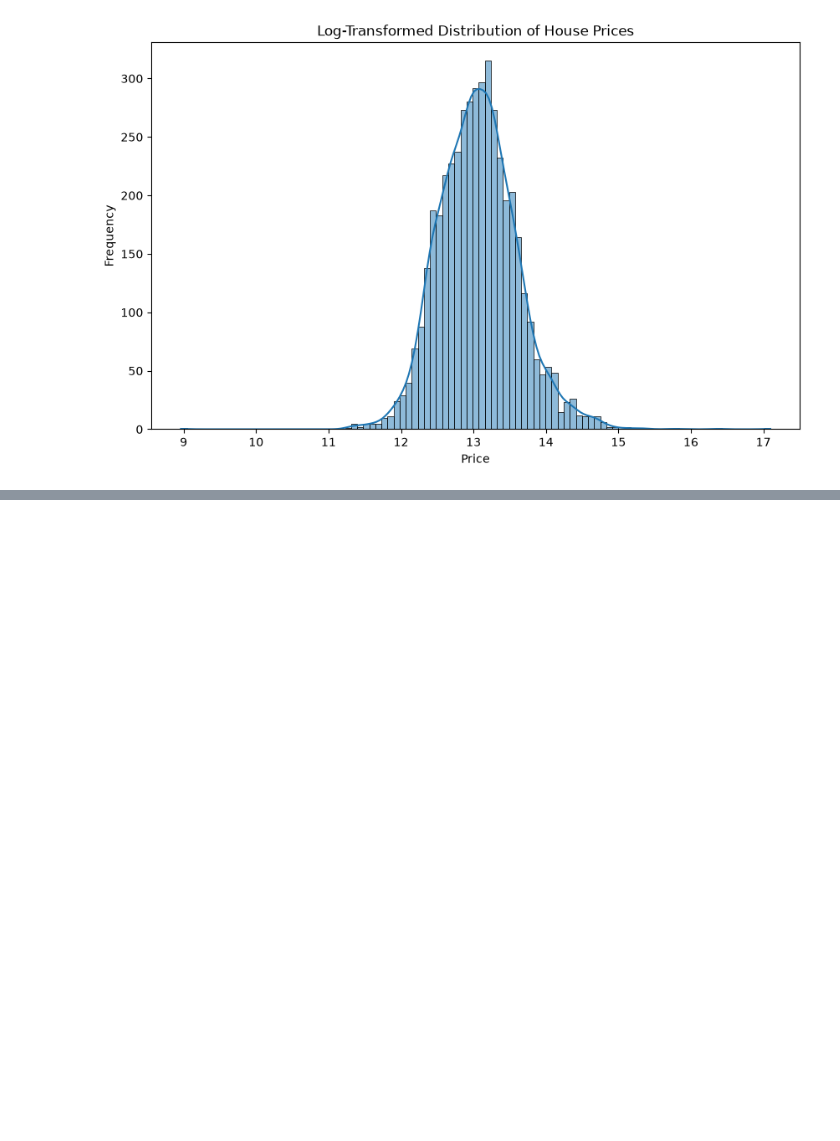
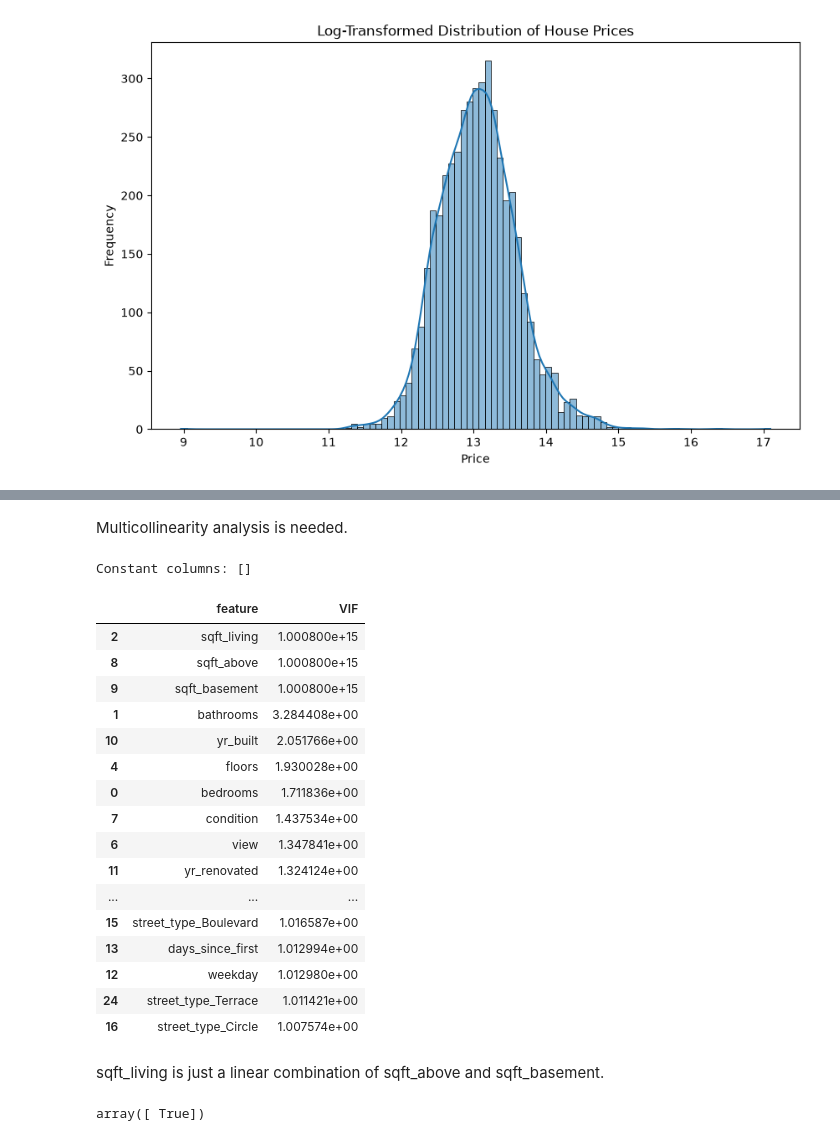
Before and after one commit to mortonki/House-prices, a Jupyter notebook: housing_eda.ipynb, the cells around one changed output, grey strips where cells are left out. Saved outputs shown, nothing was run; the diff lists cells and outputs as text; code cells hidden in the pictures; blank space fills up the shorter version.

```diff
--- a/housing_eda.ipynb
+++ b/housing_eda.ipynb
@@ -316,3 +317,56 @@ street_type_Place       -0.038193
 street_type_Street      -0.050254
 yr_renovated            -0.063173
 Name: price, dtype: float64
+# %% [markdown]
+Multicollinearity analysis is needed.
+# %%
+# Check for constant columns (zero variance)
+constant_cols = [col for col in df_log.columns if df_log[col].std() == 0]
+print(f"Constant columns: {constant_cols}")
+
+# Check for perfectly correlated columns (correlation of 1.0 or -1.0)
+corr_matrix = df_log.corr().abs()
+# Find pairs with perfect correlation
+perfect_corr = (corr_matrix == 1.0).sum(axis=1) > 1 # This is a simplified check
+# Better way:
+for i in range(len(corr_matrix.columns)):
+    for j in range(i + 1, len(corr_matrix.columns)):
+        if corr_matrix.iloc[i, j] == 1.0:
+            print(f"Perfect correlation between {corr_matrix.columns[i]} and {corr_matrix.columns[j]}")
+# %% [output]
+Constant columns: []
+# %%
+# Calculate Variance Inflation Factor (VIF) for all features of df_log
+# price is the target
+numerical_df = df_log.drop(columns=['price']).select_dtypes(include=['number'])
+vif_data = []
+for i, col in enumerate(numerical_df.columns):
+    vif = variance_inflation_factor(numerical_df.values, i)
+    vif_data.append({'feature': col, 'VIF': vif})
+
+vif_df = pd.DataFrame(vif_data)
+vif_df.sort_values(by='VIF', ascending=False)
+# %% [output]
+|  | feature | VIF |
+| 2 | sqft_living | 1.000800e+15 |
+| 8 | sqft_above | 1.000800e+15 |
+| 9 | sqft_basement | 1.000800e+15 |
+| 1 | bathrooms | 3.284408e+00 |
+| 10 | yr_built | 2.051766e+00 |
+| 4 | floors | 1.930028e+00 |
+| 0 | bedrooms | 1.711836e+00 |
+| 7 | condition | 1.437534e+00 |
+| 6 | view | 1.347841e+00 |
+| 11 | yr_renovated | 1.324124e+00 |
+| ... | ... | ... |
+| 15 | street_type_Boulevard | 1.016587e+00 |
+| 13 | days_since_first | 1.012994e+00 |
+| 12 | weekday | 1.012980e+00 |
+| 24 | street_type_Terrace | 1.011421e+00 |
+| 16 | street_type_Circle | 1.007574e+00 |
+# %% [markdown]
+sqft_living is just a linear combination of sqft_above and sqft_basement.
+# %%
+(df_log['sqft_above'] + df_log['sqft_basement'] == df_log['sqft_living']).unique()
+# %% [output]
+array([ True])
```
Also changed, not shown: parts of 5 cells of this notebook, 1 other file.
